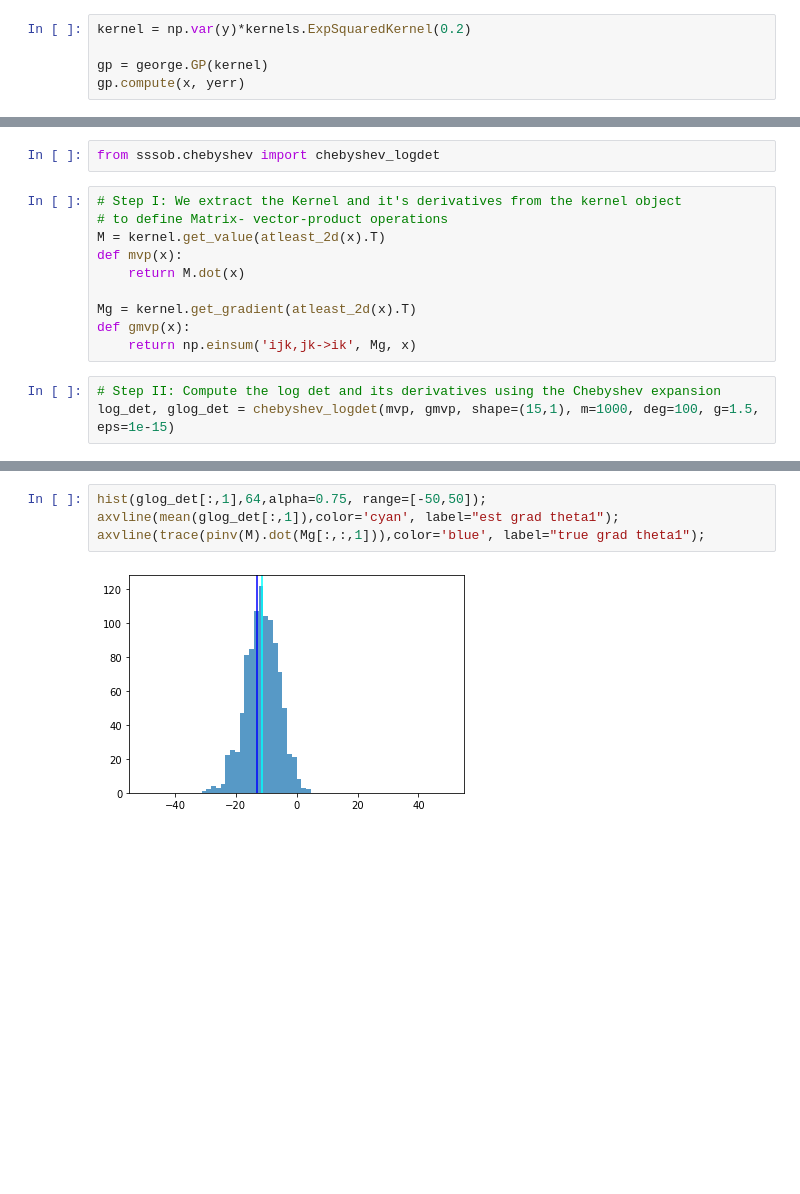
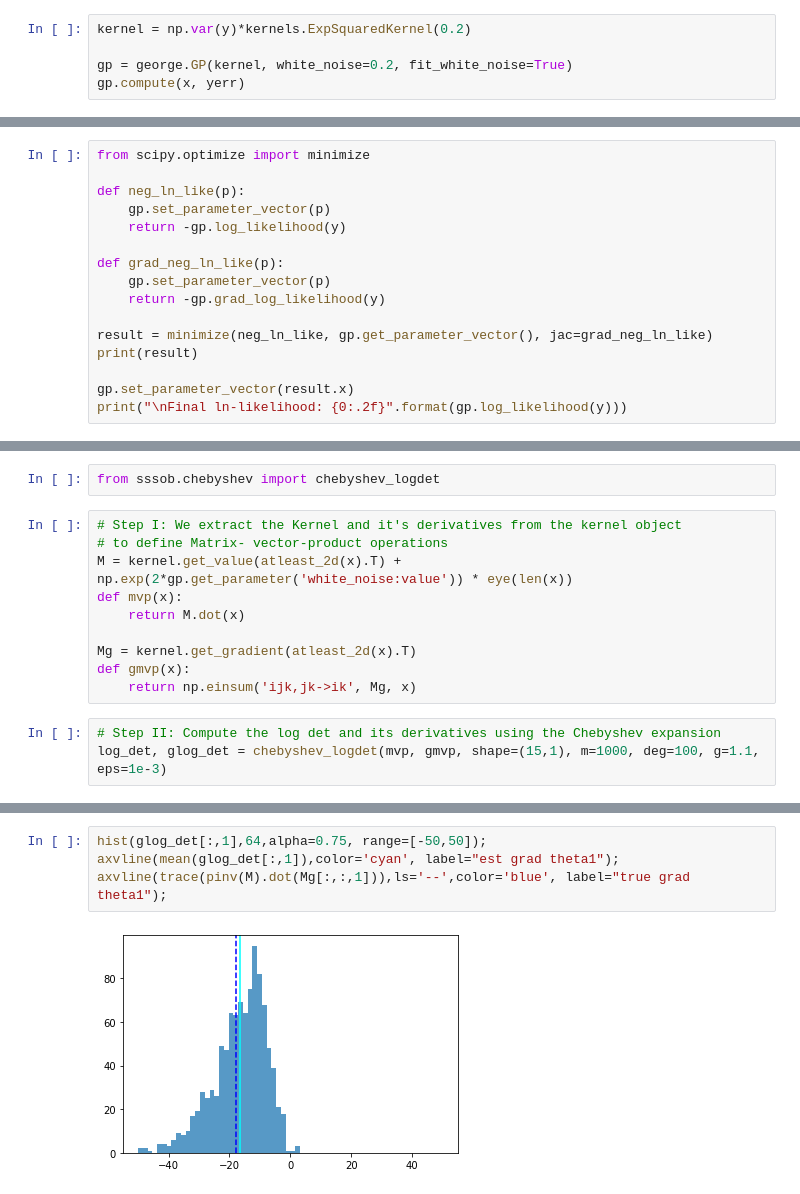
Before and after one commit to EiffL/SSSOB, a Jupyter notebook: notebooks/Chebyshev.ipynb, the cells around one changed output, grey strips where cells are left out. Drawn from its saved outputs; the diff is of its cells as text; blank space fills up the shorter version.

Commit message:
Adds diagonal noise to cov matrix

```diff
--- a/notebooks/Chebyshev.ipynb
+++ b/notebooks/Chebyshev.ipynb
@@ -30,5 +30,5 @@ The fun part is here, choosing a particular model for the Kernel:
 # %%
 kernel = np.var(y)*kernels.ExpSquaredKernel(0.2)
 
-gp = george.GP(kernel)
+gp = george.GP(kernel, white_noise=0.2, fit_white_noise=True)
 gp.compute(x, yerr)
@@ -34,0 +50,16 @@ gp.compute(x, yerr)
+# %%
+from scipy.optimize import minimize
+
+def neg_ln_like(p):
+    gp.set_parameter_vector(p)
+    return -gp.log_likelihood(y)
+
+def grad_neg_ln_like(p):
+    gp.set_parameter_vector(p)
+    return -gp.grad_log_likelihood(y)
+
+result = minimize(neg_ln_like, gp.get_parameter_vector(), jac=grad_neg_ln_like)
+print(result)
+
+gp.set_parameter_vector(result.x)
+print("\nFinal ln-likelihood: {0:.2f}".format(gp.log_likelihood(y)))
@@ -57,7 +107,7 @@ from sssob.chebyshev import chebyshev_logdet
 # %%
 # Step I: We extract the Kernel and it's derivatives from the kernel object
 # to define Matrix- vector-product operations
-M = kernel.get_value(atleast_2d(x).T)
+M = kernel.get_value(atleast_2d(x).T) + np.exp(2*gp.get_parameter('white_noise:value')) * eye(len(x))
 def mvp(x):
     return M.dot(x)
 
@@ -66,7 +116,7 @@ def gmvp(x):
     return np.einsum('ijk,jk->ik', Mg, x)
 # %%
 # Step II: Compute the log det and its derivatives using the Chebyshev expansion
-log_det, glog_det = chebyshev_logdet(mvp, gmvp, shape=(15,1), m=1000, deg=100, g=1.5, eps=1e-15)
+log_det, glog_det = chebyshev_logdet(mvp, gmvp, shape=(15,1), m=1000, deg=100, g=1.1, eps=1e-3)
 # %%
 hist(glog_det[:,0],64,alpha=0.75, range=[-50,50]);
 axvline(mean(glog_det[:,0]),color='cyan', label="est grad theta1");
@@ -76,6 +126,6 @@ axvline(trace(pinv(M).dot(Mg[:,:,0])),color='blue', label="true grad theta1");
 # %%
 hist(glog_det[:,1],64,alpha=0.75, range=[-50,50]);
 axvline(mean(glog_det[:,1]),color='cyan', label="est grad theta1");
-axvline(trace(pinv(M).dot(Mg[:,:,1])),color='blue', label="true grad theta1");
+axvline(trace(pinv(M).dot(Mg[:,:,1])),ls='--',color='blue', label="true grad theta1");
 # %% [output]
-[figure, old version]
+[figure, new version]
```
Also changed, not shown: parts of 5 cells of this notebook.
